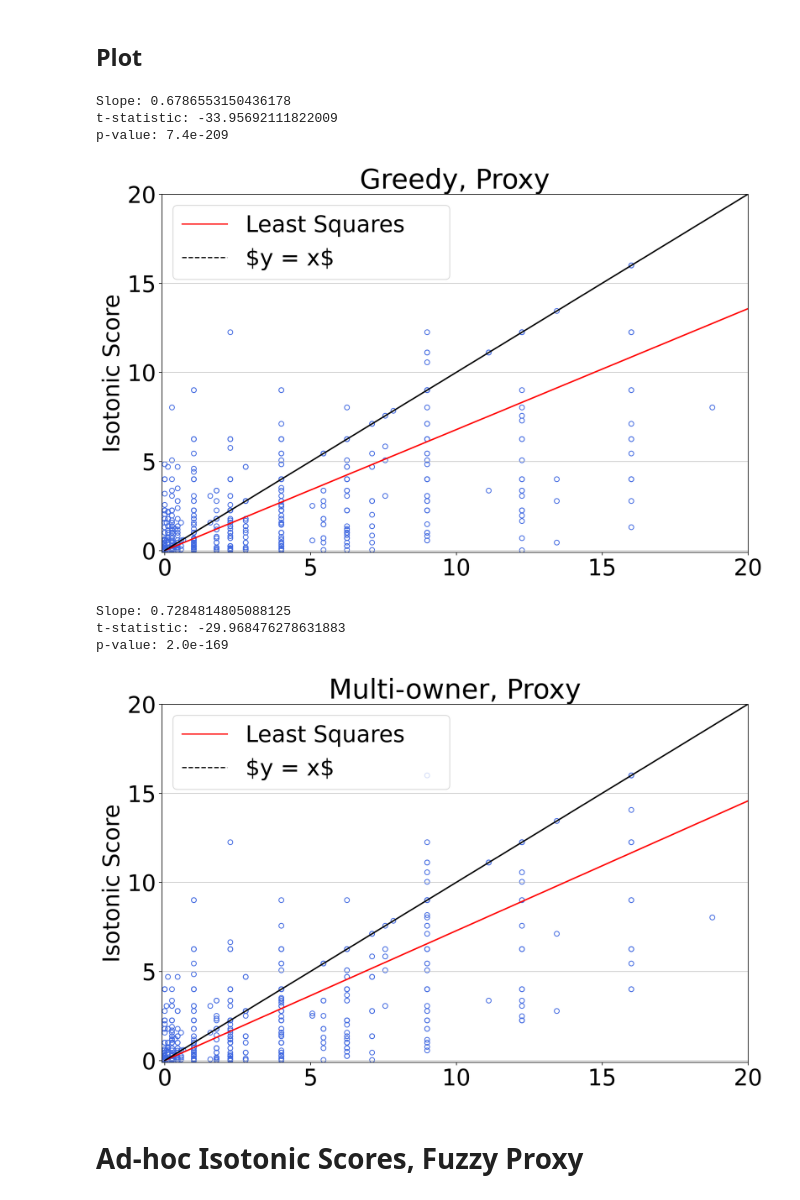
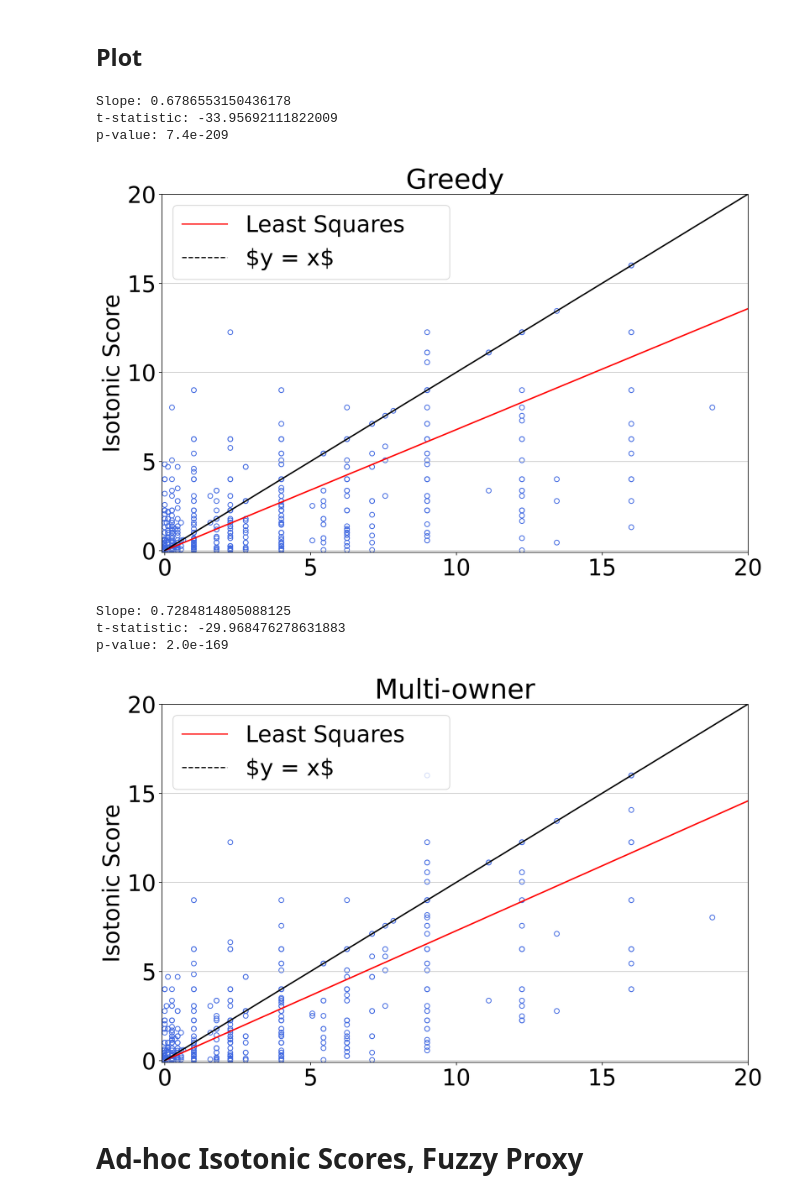
Before and after one commit to BuxinSu/ICML_2023_Ranking, a Jupyter notebook: Notebooks/Adhoc_Greedy_Multiowner_scatter.ipynb, the cells around one changed output. Drawn from its saved outputs; the diff is of its cells as text; code cells hidden in the pictures.

```diff
--- a/Notebooks/Adhoc_Greedy_Multiowner_scatter.ipynb
+++ b/Notebooks/Adhoc_Greedy_Multiowner_scatter.ipynb
@@ -599,7 +599,7 @@ plt.xlim(-0.1, 20)
 plt.ylim(-0.1, 20)
 
 plt.grid(axis='y', alpha=0.75)
-plt.title('Greedy, Proxy')
+plt.title('Greedy')
 plt.savefig("/content/drive/MyDrive/Research/Ranking_ICML/Figures/Greedy_iso_proxy_regression.svg", bbox_inches='tight')
 plt.show()
 
@@ -645,36 +645,36 @@ print(f"t-statistic: {t_stat}")
 print(f"p-value: {p_value}")
 
 # Calculate the y-values for the line of best fit
 line_of_best_fit = b * old_diff
 
 # Plot the line of best fit with intercept 0
 plt.plot(old_diff, line_of_best_fit, label='Least Squares     ', color='red')
 
 # Plot the regression line
 plt.plot(old_diff, old_diff, color='black', label='\$y = x\$', linestyle='dashed')
 
 # Add labels and legend
 # plt.xlabel(f"Raw")
 plt.ylabel('Isotonic Score')
 
 # Show the legend
 plt.legend()
 plt.xlim(-0.1, 20)
 plt.ylim(-0.1, 20)
 
 plt.grid(axis='y', alpha=0.75)
-plt.title('Multi-owner, Proxy')
+plt.title('Multi-owner')
 plt.savefig("/content/drive/MyDrive/Research/Ranking_ICML/Figures/Multi_iso_proxy_regression.svg", bbox_inches='tight')
 plt.show()
 # %% [output]
 Slope: 0.6786553150436178
 t-statistic: -33.95692111822009
 p-value: 7.4e-209
-[figure, old version]
+[figure, new version]
 Slope: 0.7284814805088125
 t-statistic: -29.968476278631883
 p-value: 2.0e-169
-[figure, old version]
+[figure, new version]
 # %% [markdown]
 # **Ad-hoc Isotonic Scores, Fuzzy Proxy**
 # %% [markdown]
```
Also changed, not shown: parts of 1 cell of this notebook.
